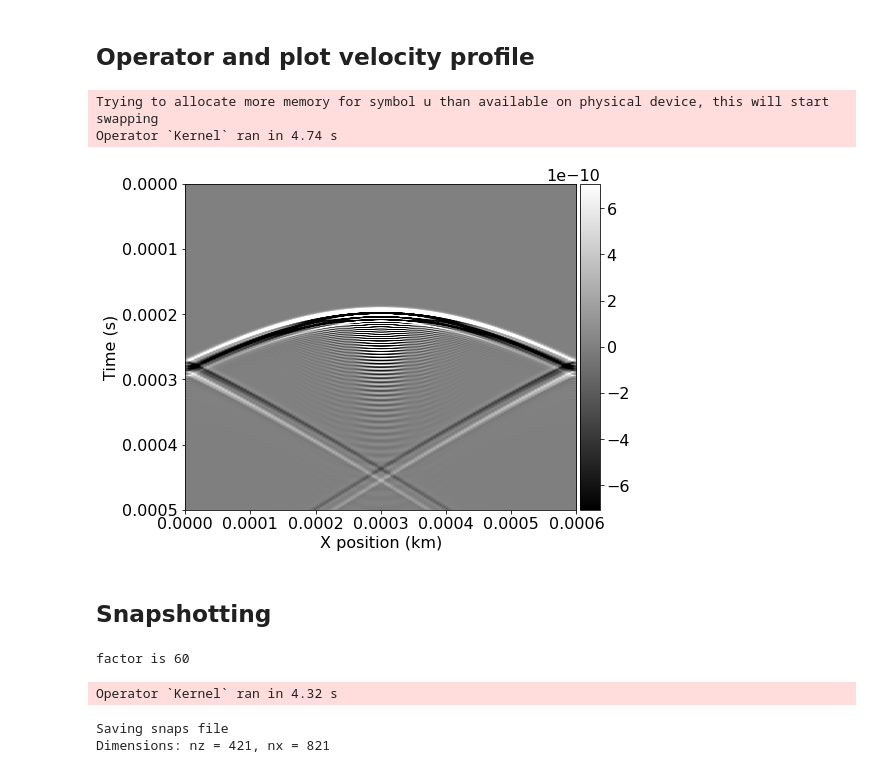
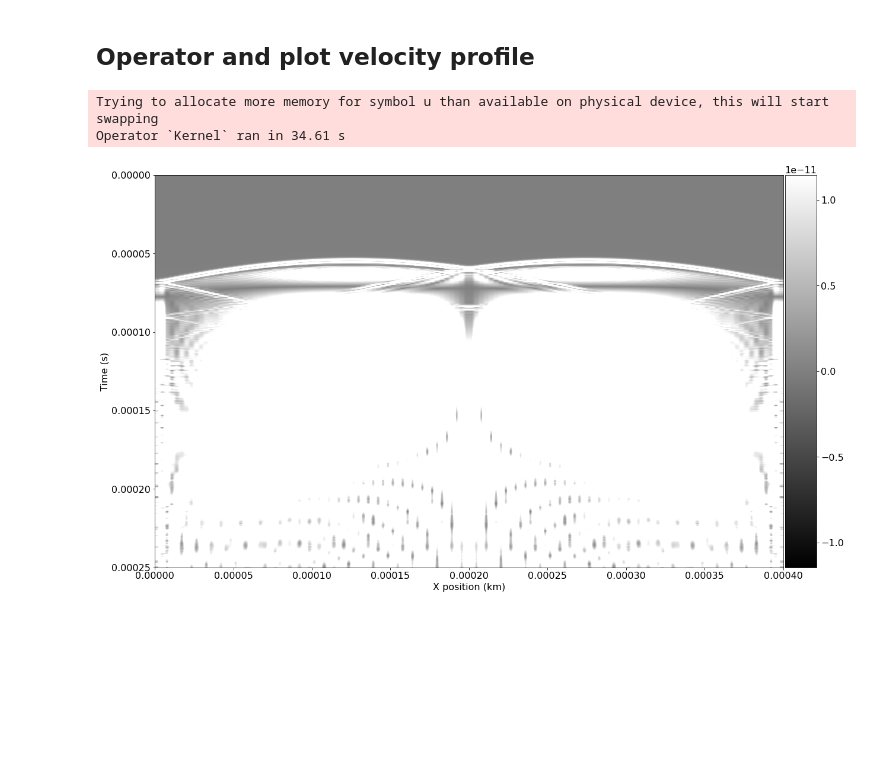
Before and after one commit to bgd54/sonar-FWI, a Jupyter notebook: water_tank/beamforing_confirm.ipynb, the cells around one changed output. Cells and saved outputs as stored; diff of their text form; code cells hidden in the pictures; blank space fills up the shorter version.

```diff
--- a/water_tank/beamforing_confirm.ipynb
+++ b/water_tank/beamforing_confirm.ipynb
@@ -18,7 +18,7 @@ nx = 801
 nz = 401
 nb = 10
 shape = (nx, nz)
-spacing = (.00075, .00075) #60x30 cm
+spacing = (.0005, .0005) #60x30 cm
 origin = (0., 0.)
 v_water = 1.5 # v in distilled water 1496.7 m/s
 v_glass = 5.64 # v in glass 5640 m/s
@@ -62,17 +62,18 @@ class SineSource(WaveletSource):
 # %%
 # Set time range, source, source coordinates and receiver coordinates
 t0 = 0.  # Simulation starts a t=0
-tn = .5  # Simulation lasts tn milliseconds
-dt = model.critical_dt  # Time step from model grid spacing
+tn = .25  # Simulation lasts tn milliseconds
+dt = model.critical_dt / 2  # Time step from model grid spacing
 time_range = TimeAxis(start=t0, stop=tn, step=dt)
 nt = time_range.num  # number of time steps
 
 f0 = 5000  # Source peak frequency is 5 MHz (5000 kHz)
-ns = 128; # number of sources
-nr = ns; # number of receivers
-depth = .01
-width = .03 # 3 cm is the widht of the sources
-source_distance = width / ns
+ns = 2; # number of sources
+nr = 128; # number of receivers
+depth = .3
+wavelength = v_water / f0
+# width = wavelength # 3 cm is the widht of the sources
+source_distance = 500 * wavelength
 alpha = 90 # angle of the sources to the water surface (0° - 180°) 90° means sources are parallel with the water surface
 cx = model.domain_size[0] * 0.5
 cy = (ns - 1) / 4 * source_distance
@@ -98,7 +99,7 @@ rec = Receiver(
     time_range=time_range)
 
 rec.coordinates.data[:, 0] = np.linspace(0, model.domain_size[0], num=nr)
-rec.coordinates.data[:, 1] = .3
+rec.coordinates.data[:, 1] = .2
 
 plot_velocity(model, source=src.coordinates.data,
               receiver=rec.coordinates.data[::4, :])
@@ -118,47 +110,18 @@ plt.show()
 # %%
 u = TimeFunction(name="u", grid=model.grid, time_order=2,
                  space_order=2, save=time_range.num)
 # Set symbolics of the operator, source and receivers:
 pde = model.m * u.dt2 - u.laplace + model.damp * u.dt
 stencil = Eq(u.forward, solve(pde, u.forward))
 src_term = src.inject(field=u.forward, expr=src * dt**2 / model.m)
 rec_term = rec.interpolate(expr=u)
 
 op = Operator([stencil] + src_term + rec_term, subs=model.spacing_map)
 # Run the operator for `(nt-2)` time steps:
 op(time=nt - 2, dt=model.critical_dt)
-plot_shotrecord(rec.data, model, t0, tn)
+plt.rcParams['figure.figsize'] = (20, 20)  # Increases figure size
+plot_shotrecord(np.abs(rec.data), model, t0, tn)
 # %% [output]
 Trying to allocate more memory for symbol u than available on physical device, this will start swapping
-Operator `Kernel` ran in 4.74 s
+Operator `Kernel` ran in 34.61 s
-[figure, old version]
+[figure, new version]
-# %% [markdown]
-## Snapshotting
-# %%
-#Used for reshaping
-vnx = nx + 2*nb
-vnz = nz + 2*nb
-
-# Using params for snapshotting
-nsnaps = 103            # desired number of equally spaced snaps
-factor = round(nt / nsnaps)  # subsequent calculated factor
-print(f"factor is {factor}")
-
-time_subsampled = ConditionalDimension(
-    't_sub', parent=model.grid.time_dim, factor=factor)
-usave = TimeFunction(name='usave', grid=model.grid, time_order=2, space_order=2,
-                     save=nsnaps, time_dim=time_subsampled)
-
-op_snapshot = Operator([stencil] + src_term + [Eq(usave, u)] + rec_term, subs=model.spacing_map)  # operator with snapshots
-# Run the operator for `(nt-2)` time steps:
-op_snapshot(time=nt - 2, dt=model.critical_dt)
-
-print("Saving snaps file")
-print("Dimensions: nz = {:d}, nx = {:d}".format(nz + 2 * nb, nx + 2 * nb))
-filename = "snapshots/snaps.bin"
-usave.data.tofile(filename)
-# %% [output]
-factor is 60
-Operator `Kernel` ran in 4.32 s
-Saving snaps file
-Dimensions: nz = 421, nx = 821
```
Also changed, not shown: parts of 9 cells of this notebook.
